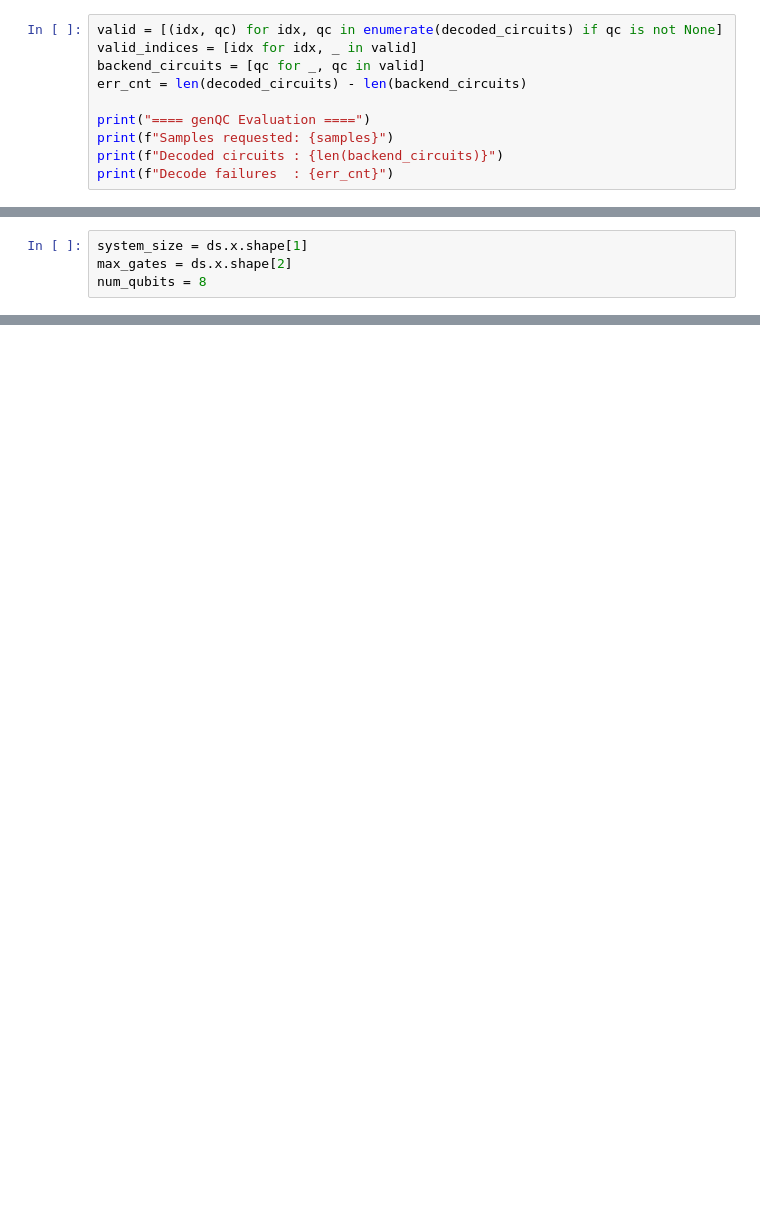
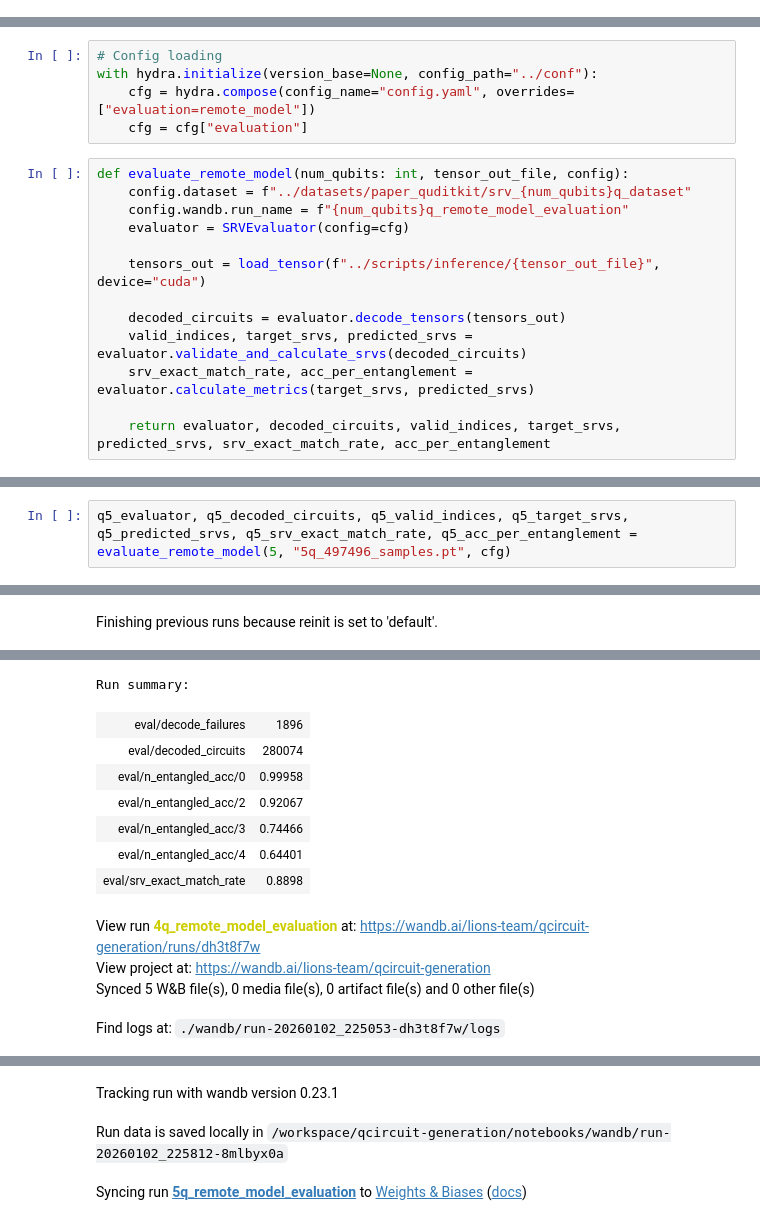
Before and after one commit to lionlion37/qcircuit-generation, a Jupyter notebook: notebooks/remote_model_evaluation_results.ipynb, the cells around one changed output, grey strips where cells are left out. Cells and saved outputs as stored; diff of their text form; blank space fills up the shorter version.

```diff
--- a/notebooks/remote_model_evaluation_results.ipynb
+++ b/notebooks/remote_model_evaluation_results.ipynb
@@ -199,10 +30,0 @@ decoded_circuits[:10]
-# %%
-valid = [(idx, qc) for idx, qc in enumerate(decoded_circuits) if qc is not None]
-valid_indices = [idx for idx, _ in valid]
-backend_circuits = [qc for _, qc in valid]
-err_cnt = len(decoded_circuits) - len(backend_circuits)
-
-print("==== genQC Evaluation ====")
-print(f"Samples requested: {samples}")
-print(f"Decoded circuits : {len(backend_circuits)}")
-print(f"Decode failures  : {err_cnt}")
@@ -214,4 +30,0 @@ Decode failures  : 74
-# %%
-system_size = ds.x.shape[1]
-max_gates = ds.x.shape[2]
-num_qubits = 8
@@ -303,0 +31,18 @@ AttributeError("Can't pickle local object 'decode_tensors_to_backend.<locals>._f
+# %%
+# Config loading
+with hydra.initialize(version_base=None, config_path="../conf"):
+    cfg = hydra.compose(config_name="config.yaml", overrides=["evaluation=remote_model"])
+    cfg = cfg["evaluation"]
+# %%
+def evaluate_remote_model(num_qubits: int, tensor_out_file, config):
+    config.dataset = f"../datasets/paper_quditkit/srv_{num_qubits}q_dataset"
+    config.wandb.run_name = f"{num_qubits}q_remote_model_evaluation"
+    evaluator = SRVEvaluator(config=cfg)
+
+    tensors_out = load_tensor(f"../scripts/inference/{tensor_out_file}", device="cuda")
+
+    decoded_circuits = evaluator.decode_tensors(tensors_out)
+    valid_indices, target_srvs, predicted_srvs = evaluator.validate_and_calculate_srvs(decoded_circuits)
+    srv_exact_match_rate, acc_per_entanglement = evaluator.calculate_metrics(target_srvs, predicted_srvs)
+
+    return evaluator, decoded_circuits, valid_indices, target_srvs, predicted_srvs, srv_exact_match_rate, acc_per_entanglement
@@ -303,0 +110,3 @@ AttributeError("Can't pickle local object 'decode_tensors_to_backend.<locals>._f
+# %%
+q5_evaluator, q5_decoded_circuits, q5_valid_indices, q5_target_srvs, q5_predicted_srvs, q5_srv_exact_match_rate, q5_acc_per_entanglement = evaluate_remote_model(5, "5q_497496_samples.pt", cfg)
+# %% [output]
@@ -303,0 +115 @@ AttributeError("Can't pickle local object 'decode_tensors_to_backend.<locals>._f
+Finishing previous runs because reinit is set to 'default'.
@@ -303,0 +117,12 @@ AttributeError("Can't pickle local object 'decode_tensors_to_backend.<locals>._f
+Run summary:
+| eval/decode_failures | 1896 |
+| eval/decoded_circuits | 280074 |
+| eval/n_entangled_acc/0 | 0.99958 |
+| eval/n_entangled_acc/2 | 0.92067 |
+| eval/n_entangled_acc/3 | 0.74466 |
+| eval/n_entangled_acc/4 | 0.64401 |
+| eval/srv_exact_match_rate | 0.8898 |
+View run 4q_remote_model_evaluation at: https://wandb.ai/lions-team/qcircuit-generation/runs/dh3t8f7w
+View project at: https://wandb.ai/lions-team/qcircuit-generation
+Synced 5 W&B file(s), 0 media file(s), 0 artifact file(s) and 0 other file(s)
+Find logs at: ./wandb/run-20260102_225053-dh3t8f7w/logs
@@ -303,0 +130,3 @@ AttributeError("Can't pickle local object 'decode_tensors_to_backend.<locals>._f
+Tracking run with wandb version 0.23.1
+Run data is saved locally in /workspace/qcircuit-generation/notebooks/wandb/run-20260102_225812-8mlbyx0a
+Syncing run 5q_remote_model_evaluation to Weights & Biases (docs)
```
Also changed, not shown: parts of 21 cells of this notebook, 58 other files.
